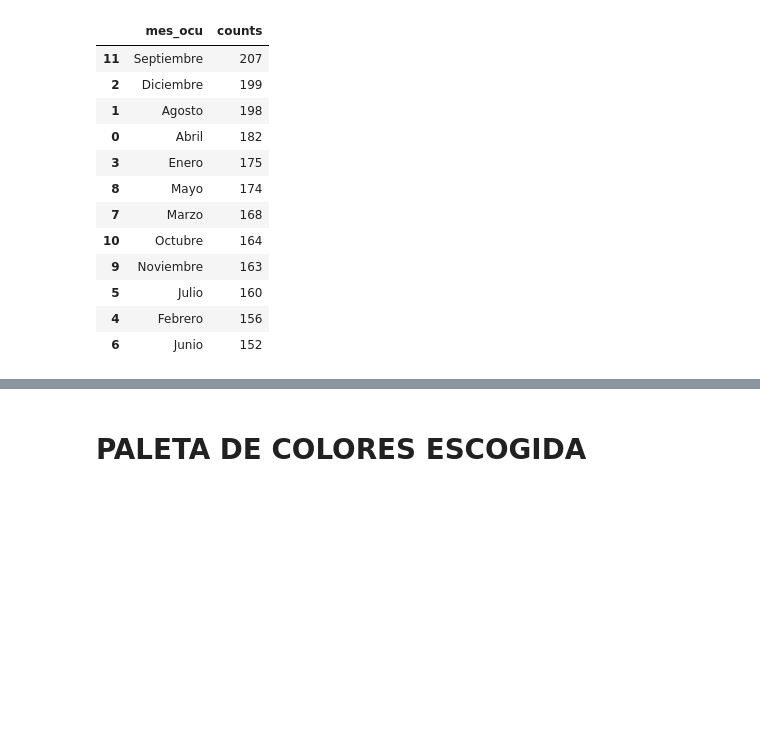
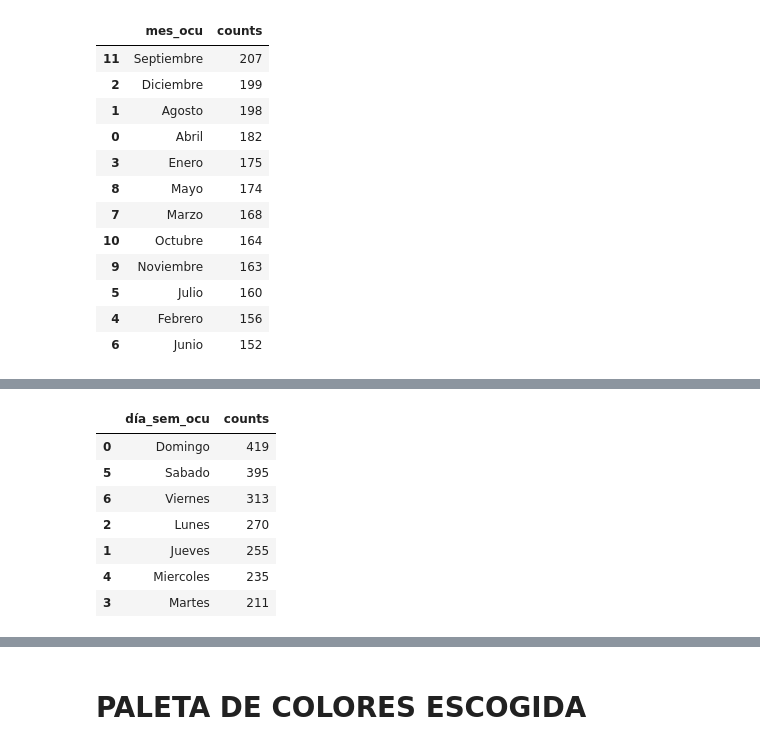
Before and after one commit to gusta257/HDT8_DS, a Jupyter notebook: HDT8.ipynb, the cells around one changed output, grey strips where cells are left out. Cells and saved outputs as stored; diff of their text form; code cells hidden in the pictures; blank space fills up the shorter version.

```diff
--- a/HDT8.ipynb
+++ b/HDT8.ipynb
@@ -218,0 +229,11 @@ sns.barplot(s.día_sem_ocu, s.counts, alpha=0.8, ax=ax,palette=("black","red","b
+# %%
+dataAcc_Total.groupby('día_sem_ocu').size().reset_index(name='counts').sort_values(by=['counts'], ascending=False)
+# %% [output]
+|  | día_sem_ocu | counts |
+| 0 | Domingo | 419 |
+| 5 | Sabado | 395 |
+| 6 | Viernes | 313 |
+| 2 | Lunes | 270 |
+| 1 | Jueves | 255 |
+| 4 | Miercoles | 235 |
+| 3 | Martes | 211 |
```
Also changed, not shown: parts of 6 cells of this notebook.
